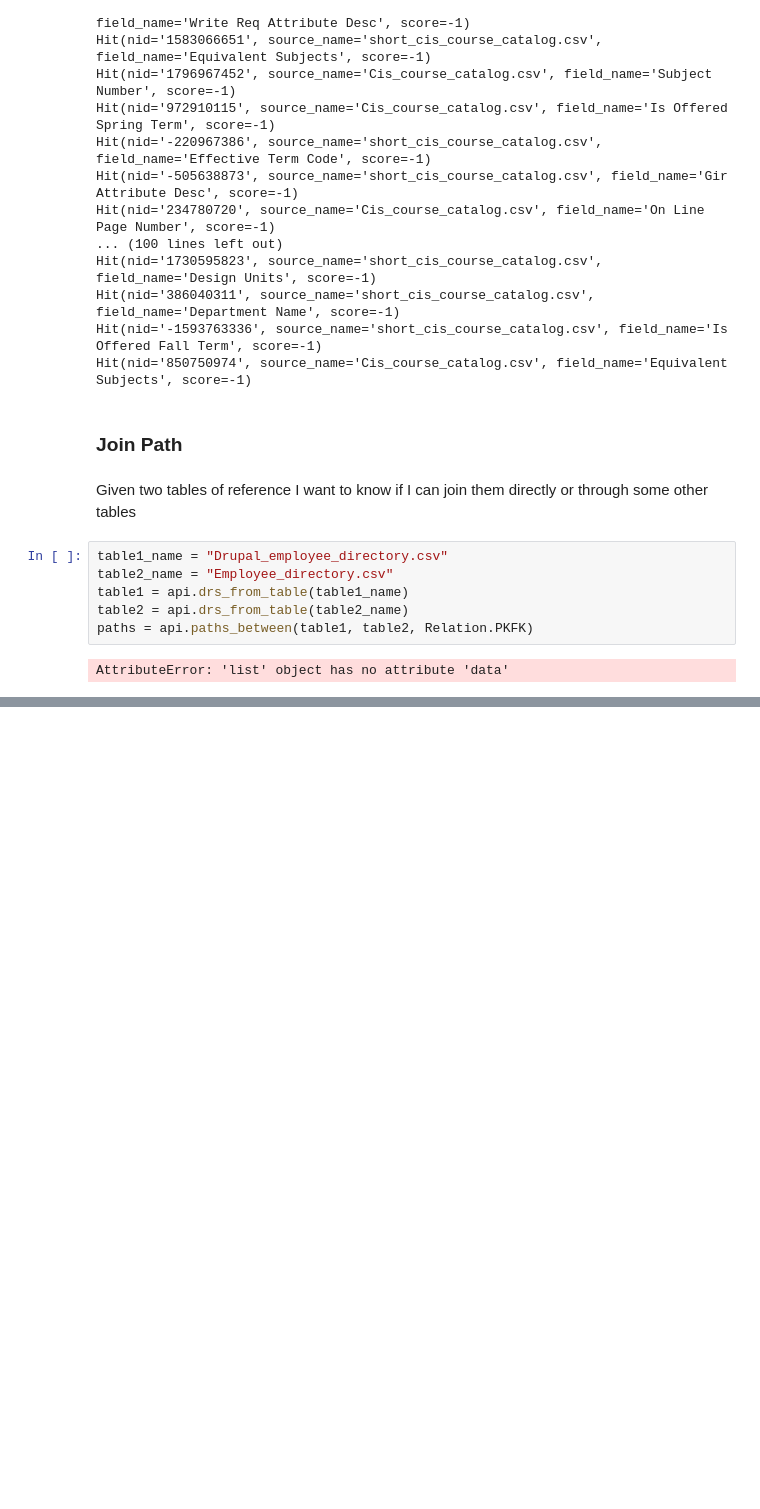
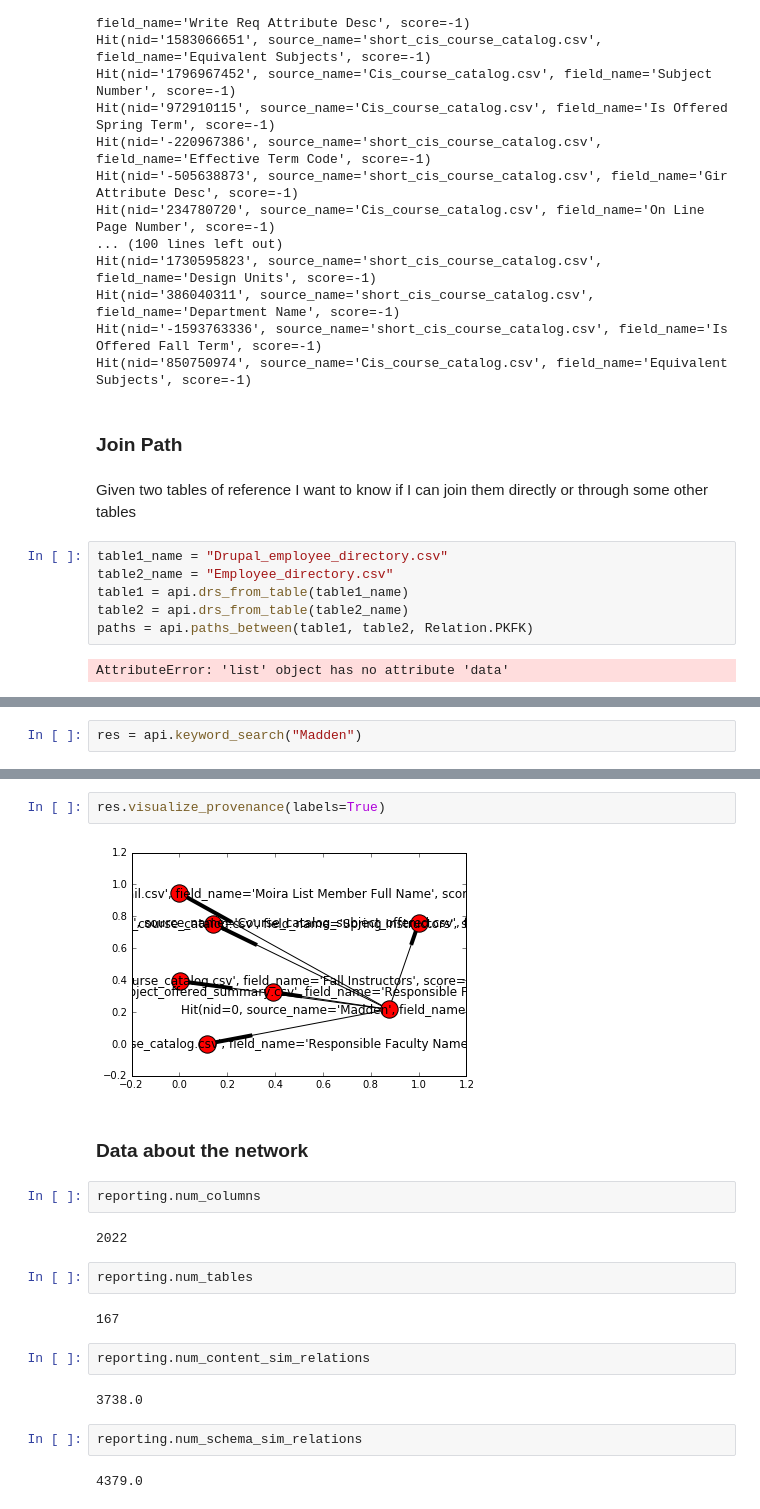
Before and after one commit to mitdbg/aurum-datadiscovery, a Jupyter notebook: MIT_DWH_v3.ipynb, the cells around one changed output, grey strips where cells are left out. Cells and saved outputs as stored; diff of their text form; blank space fills up the shorter version.

```diff
--- a/MIT_DWH_v3.ipynb
+++ b/MIT_DWH_v3.ipynb
@@ -221,0 +232,2 @@ AttributeError: 'list' object has no attribute 'data'
+# %%
+res = api.keyword_search("Madden")
@@ -221,0 +247,22 @@ AttributeError: 'list' object has no attribute 'data'
+# %%
+res.visualize_provenance(labels=True)
+# %% [output]
+[figure, added]
+# %% [markdown]
+### Data about the network
+# %%
+reporting.num_columns
+# %% [output]
+2022
+# %%
+reporting.num_tables
+# %% [output]
+167
+# %%
+reporting.num_content_sim_relations
+# %% [output]
+3738.0
+# %%
+reporting.num_schema_sim_relations
+# %% [output]
+4379.0
```
Also changed, not shown: parts of 12 cells of this notebook, 1 other file.
